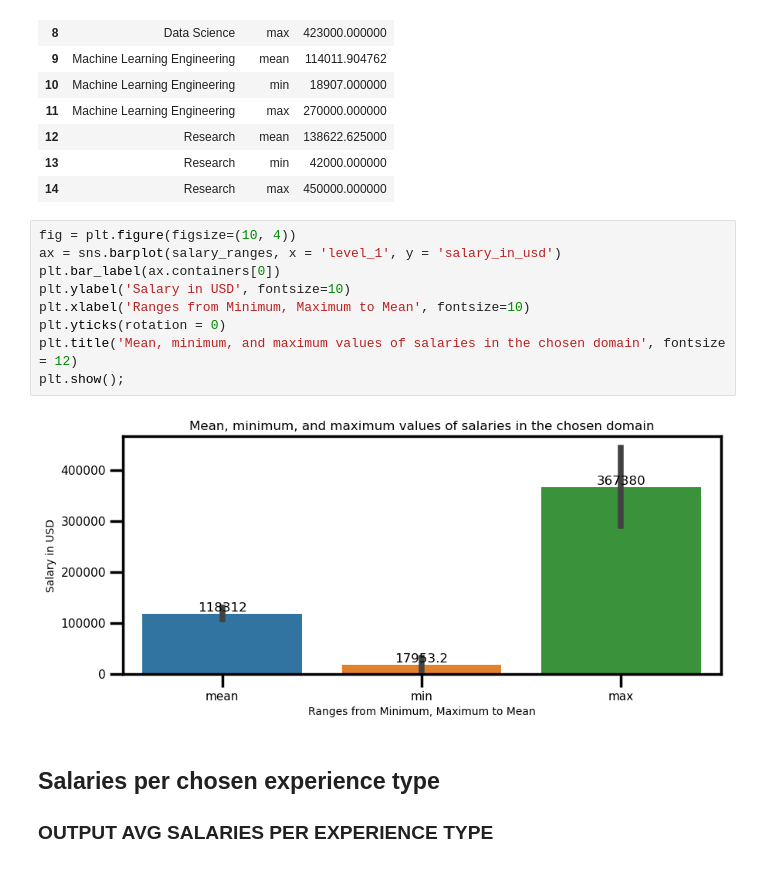
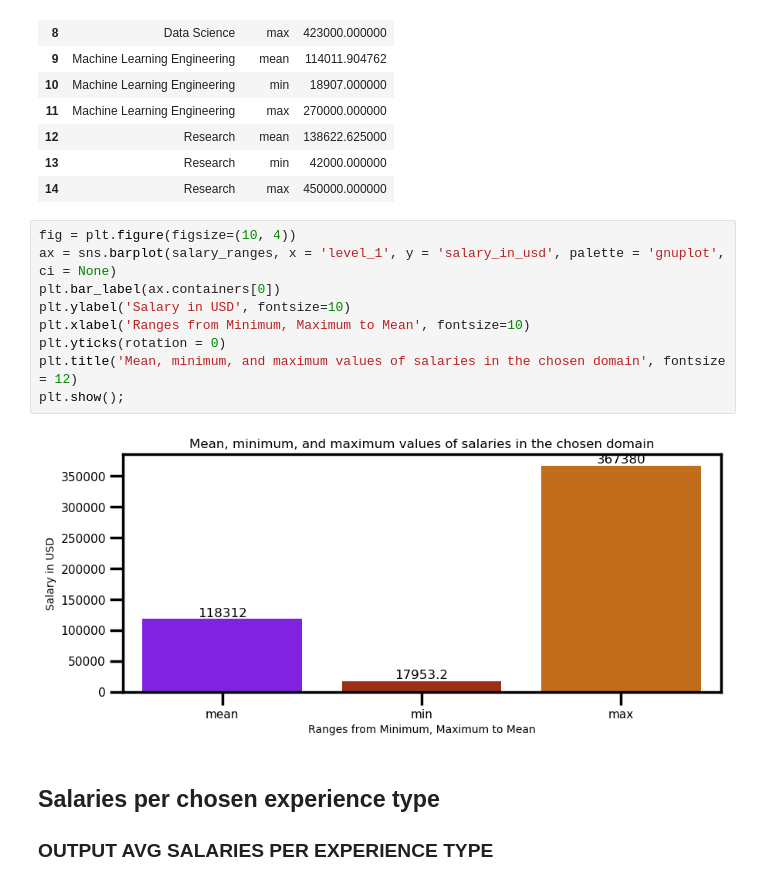
Before and after one commit to adzict/data_science_salaries, a Jupyter notebook: Data Science Salaries Dataset Exploration.ipynb, the cells around one changed output. Cells and saved outputs as stored; diff of their text form.

```diff
--- a/Data Science Salaries Dataset Exploration.ipynb
+++ b/Data Science Salaries Dataset Exploration.ipynb
@@ -370,15 +370,15 @@ salary_ranges
 | 14 | Research | max | 450000.000000 |
 # %%
 fig = plt.figure(figsize=(10, 4))
-ax = sns.barplot(salary_ranges, x = 'level_1', y = 'salary_in_usd')
+ax = sns.barplot(salary_ranges, x = 'level_1', y = 'salary_in_usd', palette = 'gnuplot', ci = None)
 plt.bar_label(ax.containers[0])
 plt.ylabel('Salary in USD', fontsize=10)
 plt.xlabel('Ranges from Minimum, Maximum to Mean', fontsize=10)
 plt.yticks(rotation = 0)
 plt.title('Mean, minimum, and maximum values of salaries in the chosen domain', fontsize = 12)
 plt.show();
 # %% [output]
-[figure, old version]
+[figure, new version]
 # %% [markdown]
 ## Salaries per chosen experience type
 
```
Also changed, not shown: parts of 1 cell of this notebook, 1 other file.
